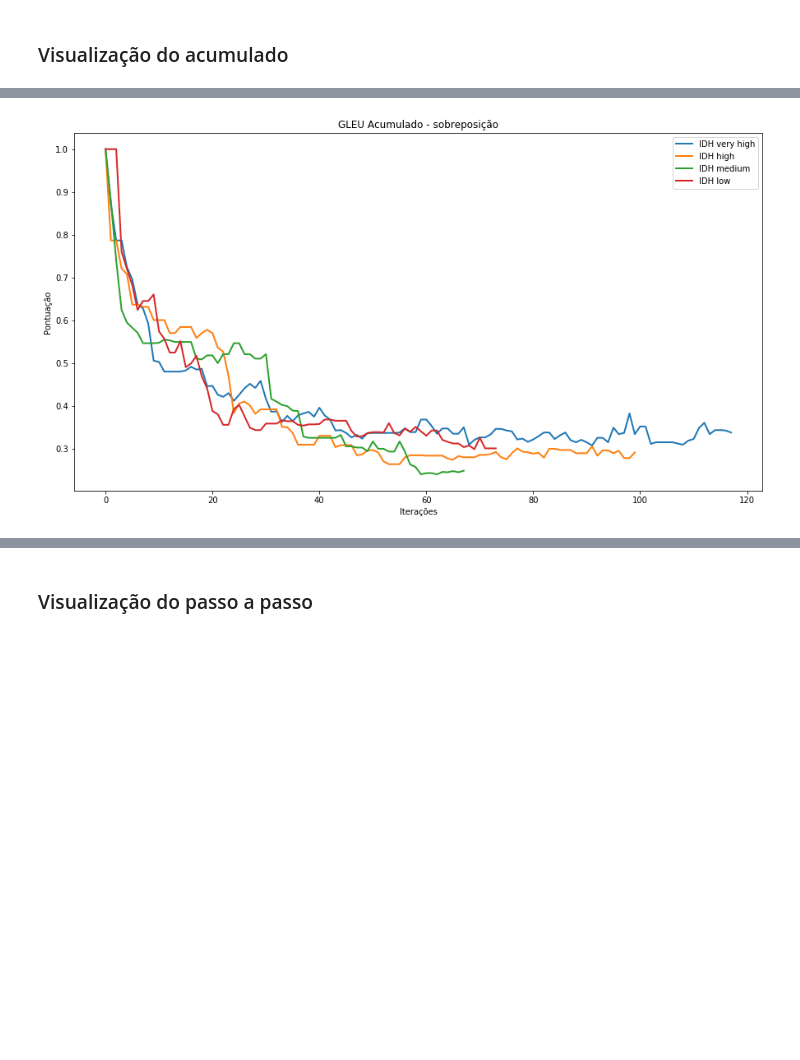
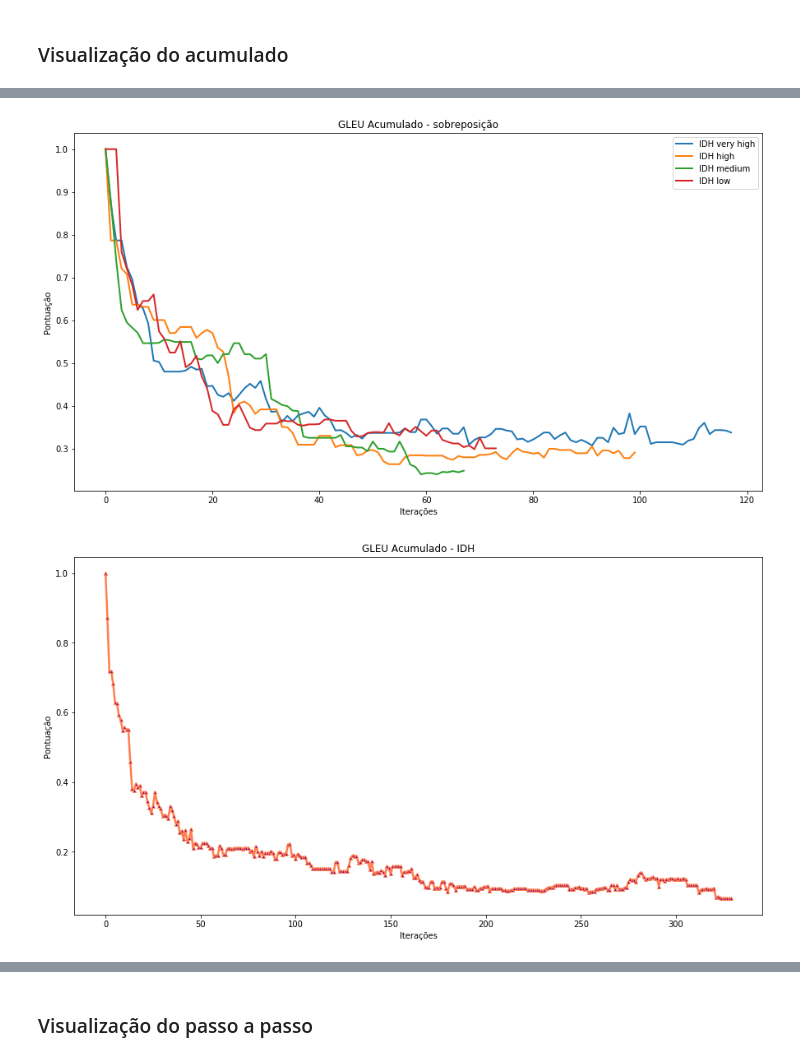
Before and after one commit to gecid-aia/babel, a Jupyter notebook: exploring_results.ipynb, the cells around one changed output, grey strips where cells are left out. Saved outputs shown, nothing was run; the diff lists cells and outputs as text; code cells hidden in the pictures; blank space fills up the shorter version.

```diff
--- a/exploring_results.ipynb
+++ b/exploring_results.ipynb
@@ -129,23 +145,27 @@ def accHistory(data, kind = 'GLEU'):
 # %%
 gleu_hist_very_high = accHistory(base_very_high, 'GLEU')
 gleu_hist_high = accHistory(base_high, 'GLEU')
 gleu_hist_medium = accHistory(base_medium, 'GLEU')
 gleu_hist_low = accHistory(base_low, 'GLEU')
+gleu_hist_all = accHistory(base_all, 'GLEU')
 histories = [gleu_hist_very_high, gleu_hist_high, gleu_hist_medium, gleu_hist_low]
 
 f, axs = plt.subplots(2, 2, sharey = True, sharex = True, figsize=(15,12))
 plotData(gleu_hist_very_high, 'GLEU Acumulado - IDH VERY HIGH', axs[0,0],
          xlabel = False, smog_hists = histories)
 plotData(gleu_hist_high, 'GLEU Acumulado - IDH HIGH', axs[0,1],
          xlabel = False, smog_hists = histories)
 plotData(gleu_hist_medium, 'GLEU Acumulado - IDH MEDIUM', axs[1,0], xlabel = True,
          smog_hists = histories)
 plotData(gleu_hist_low, 'GLEU Acumulado - IDH LOW', axs[1,1], xlabel = True,
          smog_hists = histories)
 
 plt.figure(figsize=(15,8))
 plotData2(histories, 'GLEU Acumulado - sobreposição', legends = ['IDH very high', 'IDH high', 'IDH medium', 'IDH low'])
+plt.figure(figsize=(15,8))
+plotData3(gleu_hist_all, 'GLEU Acumulado - IDH', linewidth = 2.5)
 # %% [output]
 [figure]
 [figure]
+[figure, added]
 # %%
```
Also changed, not shown: parts of 9 cells of this notebook, 6 other files.
